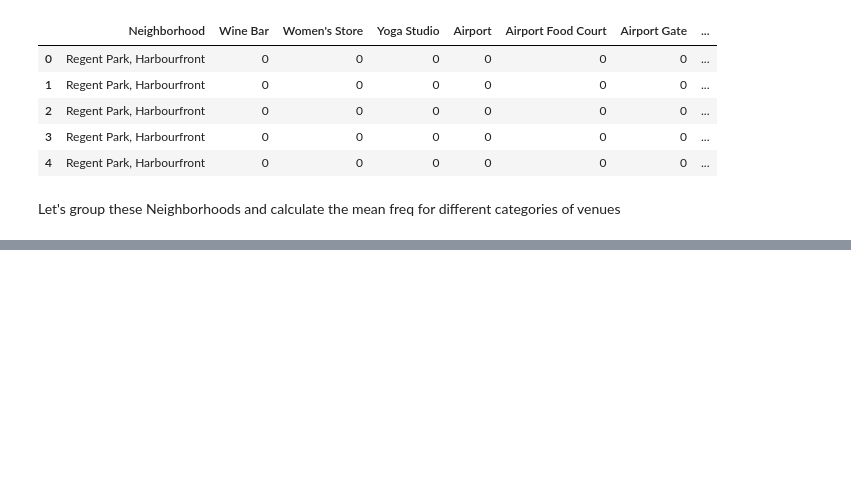
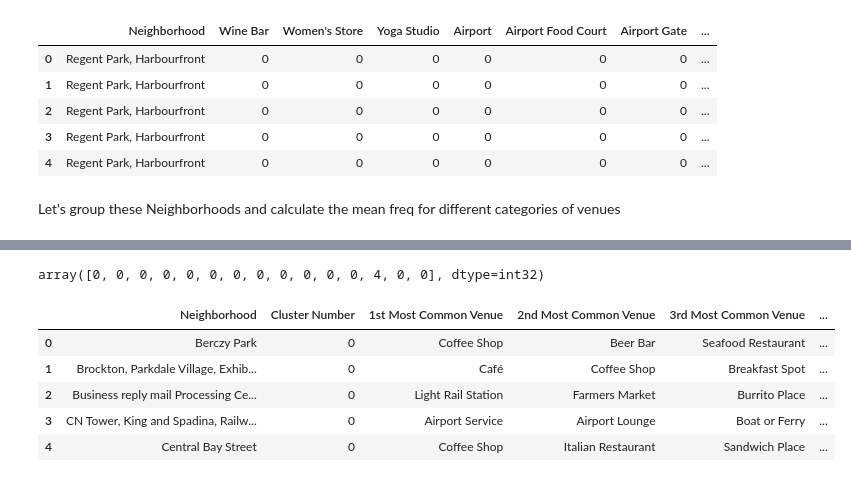
Before and after one commit to Manik-Kapil/Coursera_Capstone, a Jupyter notebook: Segmenting and Clustering Neighborhoods in Toronto.ipynb, the cells around one changed output, grey strips where cells are left out. Drawn from its saved outputs; the diff is of its cells as text; code cells hidden in the pictures; blank space fills up the shorter version.

```diff
--- a/Segmenting and Clustering Neighborhoods in Toronto.ipynb
+++ b/Segmenting and Clustering Neighborhoods in Toronto.ipynb
@@ -436,0 +430,20 @@ ex.head()
+# %%
+cluster_number = 6
+
+toronto_grouped_clustering = toronto_grouped.drop('Neighborhood', axis = 1)
+kmeans = KMeans(n_clusters=cluster_number, random_state=0).fit(toronto_grouped_clustering)
+
+# check cluster labels generated for each row in the dataframe
+kmeans.labels_[:15]
+# %% [output]
+array([0, 0, 0, 0, 0, 0, 0, 0, 0, 0, 0, 0, 4, 0, 0], dtype=int32)
+# %%
+neighborhoods_venues_sorted.insert(1, 'Cluster Number', kmeans.labels_)
+neighborhoods_venues_sorted.head()
+# %% [output]
+|  | Neighborhood | Cluster Number | 1st Most Common Venue | 2nd Most Common Venue | 3rd Most Common Venue | ... |
+| 0 | Berczy Park | 0 | Coffee Shop | Beer Bar | Seafood Restaurant | ... |
+| 1 | Brockton, Parkdale Village, Exhib... | 0 | Café | Coffee Shop | Breakfast Spot | ... |
+| 2 | Business reply mail Processing Ce... | 0 | Light Rail Station | Farmers Market | Burrito Place | ... |
+| 3 | CN Tower, King and Spadina, Railw... | 0 | Airport Service | Airport Lounge | Boat or Ferry | ... |
+| 4 | Central Bay Street | 0 | Coffee Shop | Italian Restaurant | Sandwich Place | ... |
```
Also changed, not shown: parts of 14 cells of this notebook.
